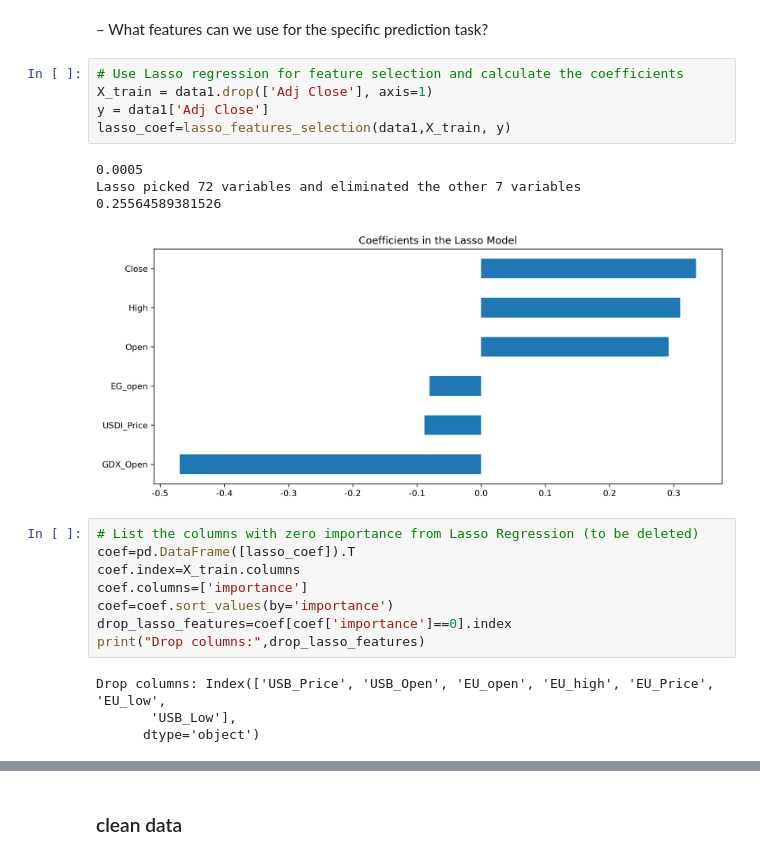
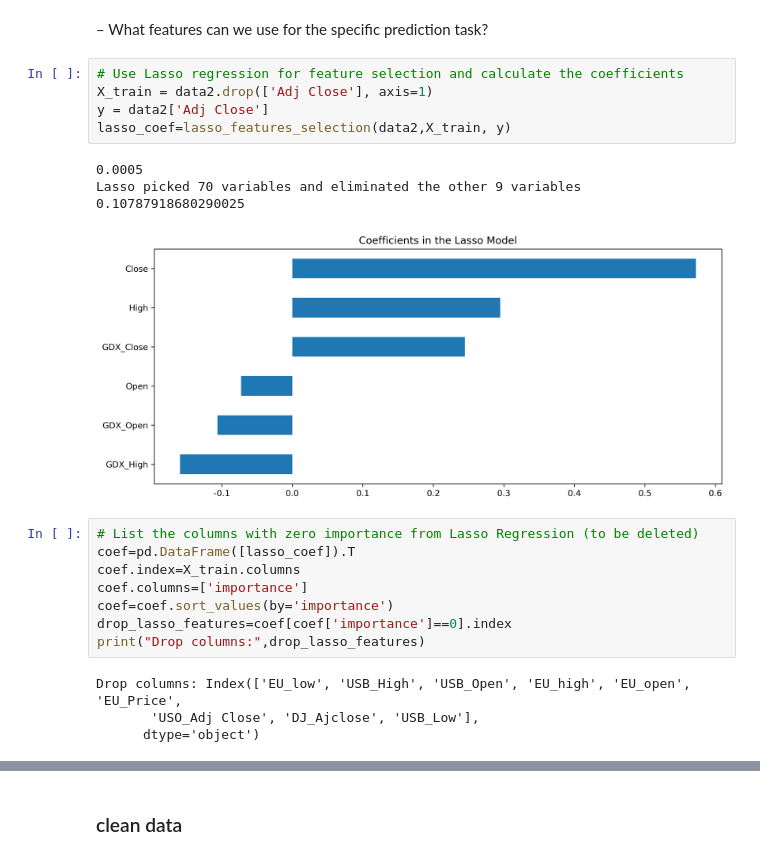
Before and after one commit to siningren/Final-Project, a Jupyter notebook: eda_cleaning.ipynb, the cells around one changed output, grey strips where cells are left out. Drawn from its saved outputs; the diff is of its cells as text.

```diff
--- a/eda_cleaning.ipynb
+++ b/eda_cleaning.ipynb
@@ -136,14 +136,14 @@ sort_corr=sort_corr(corr)
 – What features can we use for the specific prediction task?
 # %%
 # Use Lasso regression for feature selection and calculate the coefficients
-X_train = data1.drop(['Adj Close'], axis=1)
-y = data1['Adj Close']
-lasso_coef=lasso_features_selection(data1,X_train, y)
+X_train = data2.drop(['Adj Close'], axis=1)
+y = data2['Adj Close']
+lasso_coef=lasso_features_selection(data2,X_train, y)
 # %% [output]
 0.0005
-Lasso picked 72 variables and eliminated the other 7 variables
-0.25564589381526
+Lasso picked 70 variables and eliminated the other 9 variables
+0.10787918680290025
-[figure, old version]
+[figure, new version]
 # %%
 # List the columns with zero importance from Lasso Regression (to be deleted)
 coef=pd.DataFrame([lasso_coef]).T
@@ -153,8 +153,8 @@ coef=coef.sort_values(by='importance')
 drop_lasso_features=coef[coef['importance']==0].index
 print("Drop columns:",drop_lasso_features)
 # %% [output]
-Drop columns: Index(['USB_Price', 'USB_Open', 'EU_open', 'EU_high', 'EU_Price', 'EU_low',
-       'USB_Low'],
+Drop columns: Index(['EU_low', 'USB_High', 'USB_Open', 'EU_high', 'EU_open', 'EU_Price',
+       'USO_Adj Close', 'DJ_Ajclose', 'USB_Low'],
       dtype='object')
 # %%
 # List the columns with too high correlation (to be deleted)
```
Also changed, not shown: parts of 7 cells of this notebook, 8 other files.
